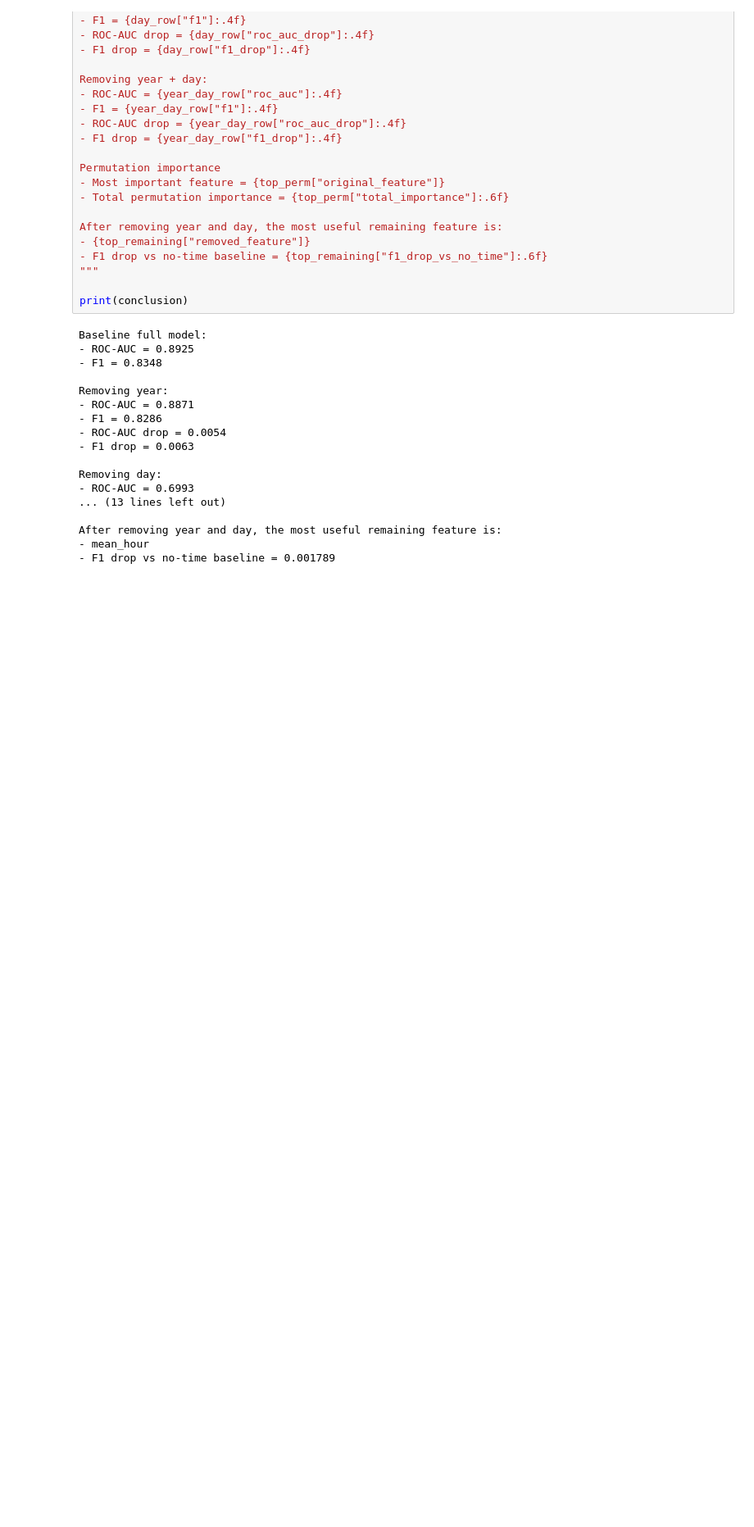
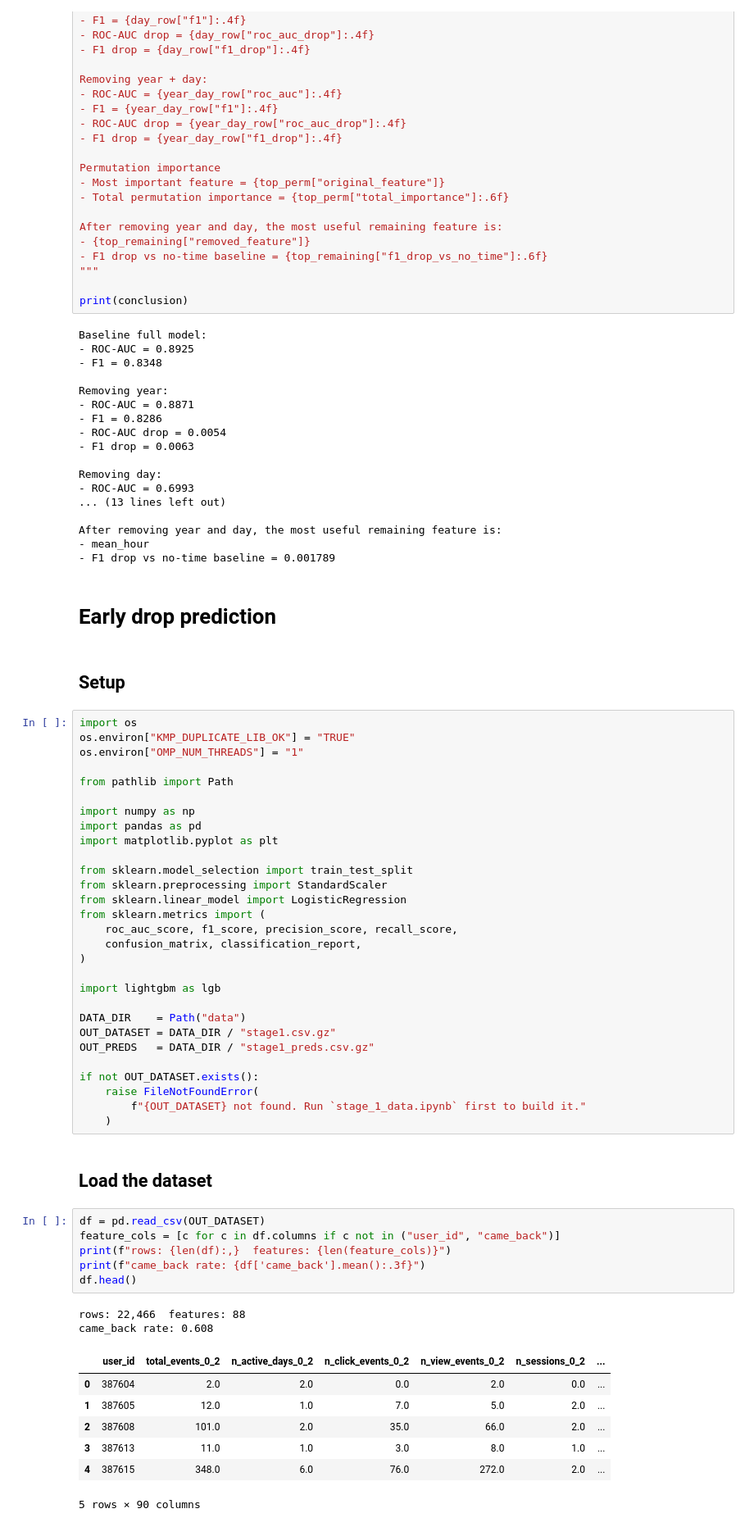
Before and after one commit to loicmisenta/CS-421-Project-learnavi, a Jupyter notebook: preprocess_eval.ipynb, the cells around one changed output. Shown at 82% size. Cells and saved outputs as stored; diff of their text form; blank space fills up the shorter version.

```diff
--- a/preprocess_eval.ipynb
+++ b/preprocess_eval.ipynb
@@ -1919,3 +1919,54 @@ Removing day:
 After removing year and day, the most useful remaining feature is:
 - mean_hour
 - F1 drop vs no-time baseline = 0.001789
+# %% [markdown]
+# Early drop prediction
+# %% [markdown]
+## Setup
+# %%
+import os
+os.environ["KMP_DUPLICATE_LIB_OK"] = "TRUE"
+os.environ["OMP_NUM_THREADS"] = "1"
+
+from pathlib import Path
+
+import numpy as np
+import pandas as pd
+import matplotlib.pyplot as plt
+
+from sklearn.model_selection import train_test_split
+from sklearn.preprocessing import StandardScaler
+from sklearn.linear_model import LogisticRegression
+from sklearn.metrics import (
+    roc_auc_score, f1_score, precision_score, recall_score,
+    confusion_matrix, classification_report,
+)
+
+import lightgbm as lgb
+
+DATA_DIR    = Path("data")
+OUT_DATASET = DATA_DIR / "stage1.csv.gz"
+OUT_PREDS   = DATA_DIR / "stage1_preds.csv.gz"
+
+if not OUT_DATASET.exists():
+    raise FileNotFoundError(
+        f"{OUT_DATASET} not found. Run `stage_1_data.ipynb` first to build it."
+    )
+# %% [markdown]
+## Load the dataset
+# %%
+df = pd.read_csv(OUT_DATASET)
+feature_cols = [c for c in df.columns if c not in ("user_id", "came_back")]
+print(f"rows: {len(df):,}  features: {len(feature_cols)}")
+print(f"came_back rate: {df['came_back'].mean():.3f}")
+df.head()
+# %% [output]
+rows: 22,466  features: 88
+came_back rate: 0.608
+|  | user_id | total_events_0_2 | n_active_days_0_2 | n_click_events_0_2 | n_view_events_0_2 | n_sessions_0_2 | ... |
+| 0 | 387604 | 2.0 | 2.0 | 0.0 | 2.0 | 0.0 | ... |
+| 1 | 387605 | 12.0 | 1.0 | 7.0 | 5.0 | 2.0 | ... |
+| 2 | 387608 | 101.0 | 2.0 | 35.0 | 66.0 | 2.0 | ... |
+| 3 | 387613 | 11.0 | 1.0 | 3.0 | 8.0 | 1.0 | ... |
+| 4 | 387615 | 348.0 | 6.0 | 76.0 | 272.0 | 2.0 | ... |
+5 rows × 90 columns
```
Also changed, not shown: parts of 17 cells of this notebook, 2 other files.
